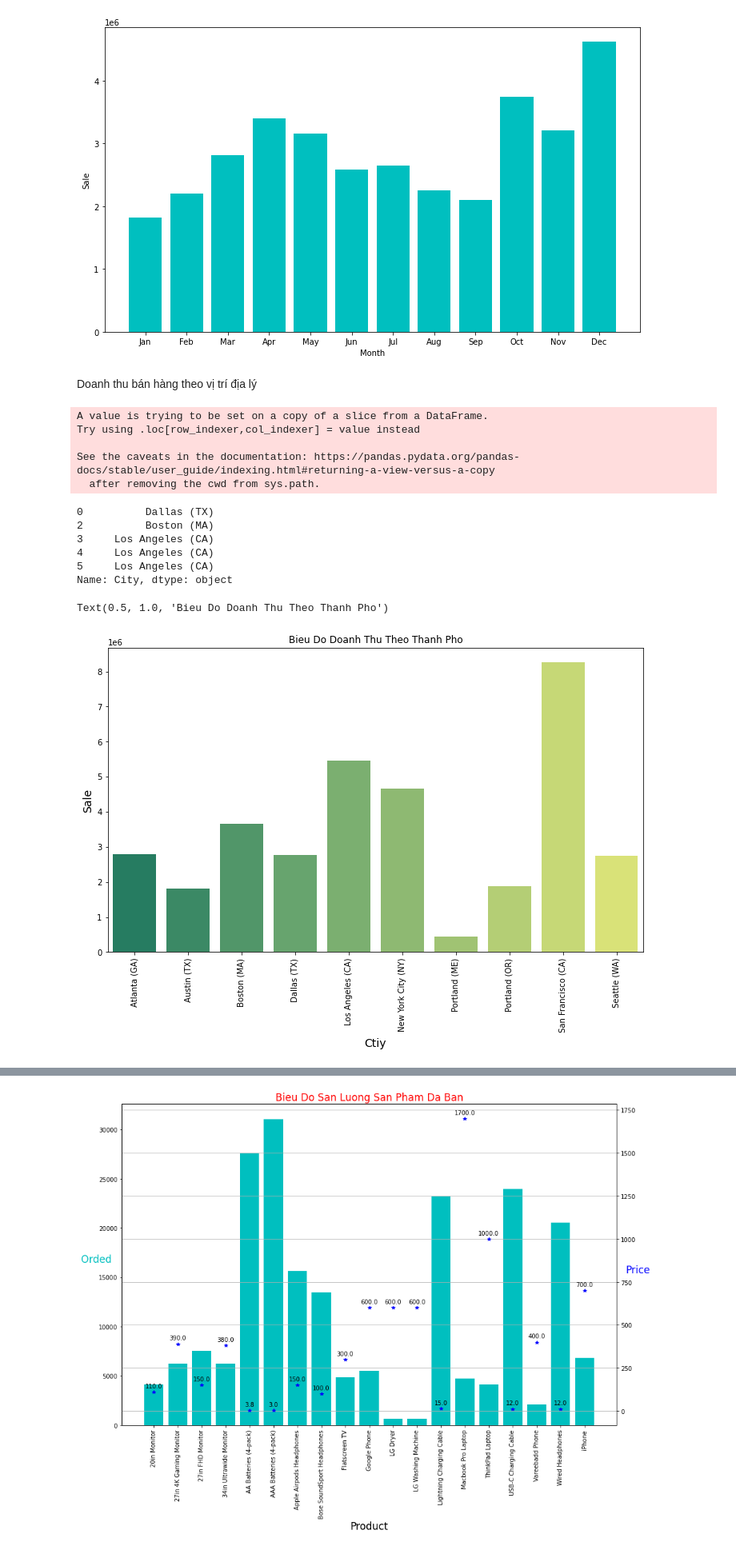
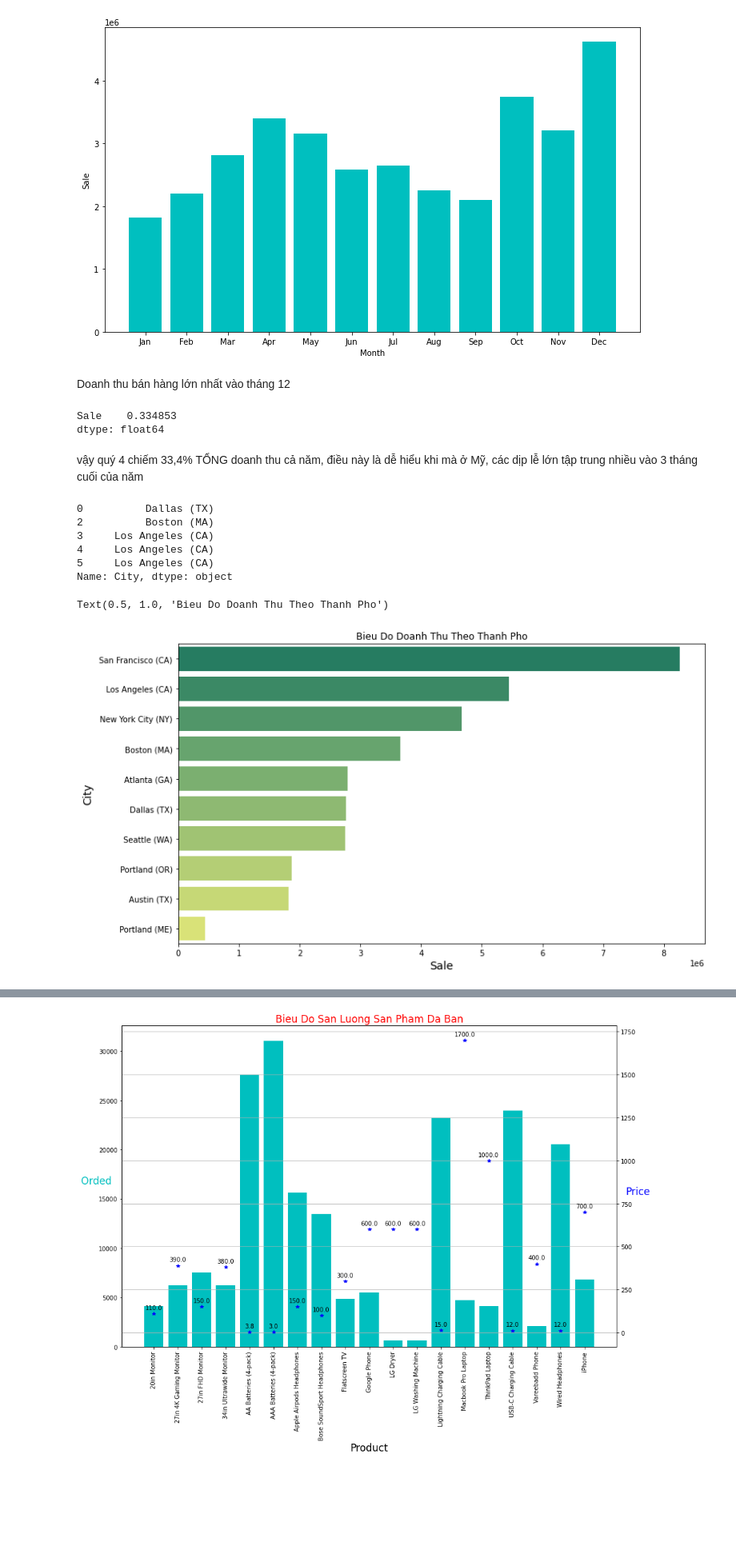
Before and after one commit to NguyenChi-Bao/Data-analysis, a Jupyter notebook: 1.First-Project.ipynb, the cells around one changed output, grey strips where cells are left out. Shown: that part at 80% size. Drawn from its saved outputs; the diff is of its cells as text; code cells hidden in the pictures; blank space fills up the shorter version.

```diff
--- a/1.First-Project.ipynb
+++ b/1.First-Project.ipynb
@@ -41,5 +41,5 @@ Làm sạch dữ liệu
 # %%
 #loaị bỏ giá trị trống
-data2 = all_data.dropna(how= 'any')
+all_data = all_data.dropna(how= 'any')
 # %%
 #Kiểm tra
@@ -70,4 +70,5 @@ data2[data2['Order Date'].str.contains('Or')]
 | 186738 | Order ID | Product | Quantity Ordered | Price Each | Order Date | Purchase Address |
 355 rows × 6 columns
 # %%
-all_data = data2[data2['Order Date'].str.contains('Or') == False]
+#kiem tra
+all_data = all_data[all_data['Order Date'].str.contains('Or') == False]
@@ -154,8 +144,16 @@ plt.ylabel("Sale")
 # %% [output]
 Text(0, 0.5, 'Sale')
 [figure]
-# %% [markdown]
-Doanh thu bán hàng theo vị trí địa lý
+# %% [markdown]
+Doanh thu bán hàng lớn nhất vào tháng 12
+# %%
+# phần trăm đóng góp doanh thu của quý 4 năm 2019
+months_sale[9:12].sum()/months_sale.sum()
+# %% [output]
+Sale    0.334853
+dtype: float64
+# %% [markdown]
+vậy quý 4 chiếm 33,4% TỔNG doanh thu cả năm, điều này là dễ hiểu khi mà ở Mỹ, các dịp lễ lớn tập trung nhiều vào 3 tháng cuối của năm
 # %%
 #tạo cột City chưa tên thành phố của người mua hàng
 def get_state(address):
@@ -163,29 +161,23 @@ def get_state(address):
 all_data["City"] = all_data["Purchase Address"].apply(lambda x: x.split(',')[1] +" (" + get_state(x).split(' ')[1] + ")")
 all_data["City"].head(5)
 # %% [output]
-A value is trying to be set on a copy of a slice from a DataFrame.
-Try using .loc[row_indexer,col_indexer] = value instead
-
-See the caveats in the documentation: https://pandas.pydata.org/pandas-docs/stable/user_guide/indexing.html#returning-a-view-versus-a-copy
-  after removing the cwd from sys.path.
+0          Dallas (TX)
+2          Boston (MA)
+3     Los Angeles (CA)
+4     Los Angeles (CA)
+5     Los Angeles (CA)
+Name: City, dtype: object
-0          Dallas (TX)
-2          Boston (MA)
-3     Los Angeles (CA)
-4     Los Angeles (CA)
-5     Los Angeles (CA)
-Name: City, dtype: object
 # %%
 import seaborn as sns
-city_sale = all_data.groupby('City').sum()
-cities = [city for city, df in all_data.groupby("City")]
-
+city_sale = all_data.groupby('City').sum().reset_index().sort_values('Sale', ascending = False)
+cities = city_sale["City"]
 
 plt.figure(figsize = (12,7))
-sns.barplot(cities, city_sale["Sale"], palette = "summer")
-plt.xticks(rotation = "vertical")
-plt.xlabel("Ctiy", size = 14)
-plt.ylabel("Sale", size  = 14)
+sns.barplot(y = cities, x = city_sale["Sale"], palette = "summer", linewidth =2)
+plt.xticks(rotation = "horizontal")
+plt.xlabel("Sale", size = 14)
+plt.ylabel("City", size  = 14)
 plt.title("Bieu Do Doanh Thu Theo Thanh Pho")
 # %% [output]
 Text(0.5, 1.0, 'Bieu Do Doanh Thu Theo Thanh Pho')
-[figure, old version]
+[figure, new version]
```
Also changed, not shown: parts of 23 cells of this notebook.
